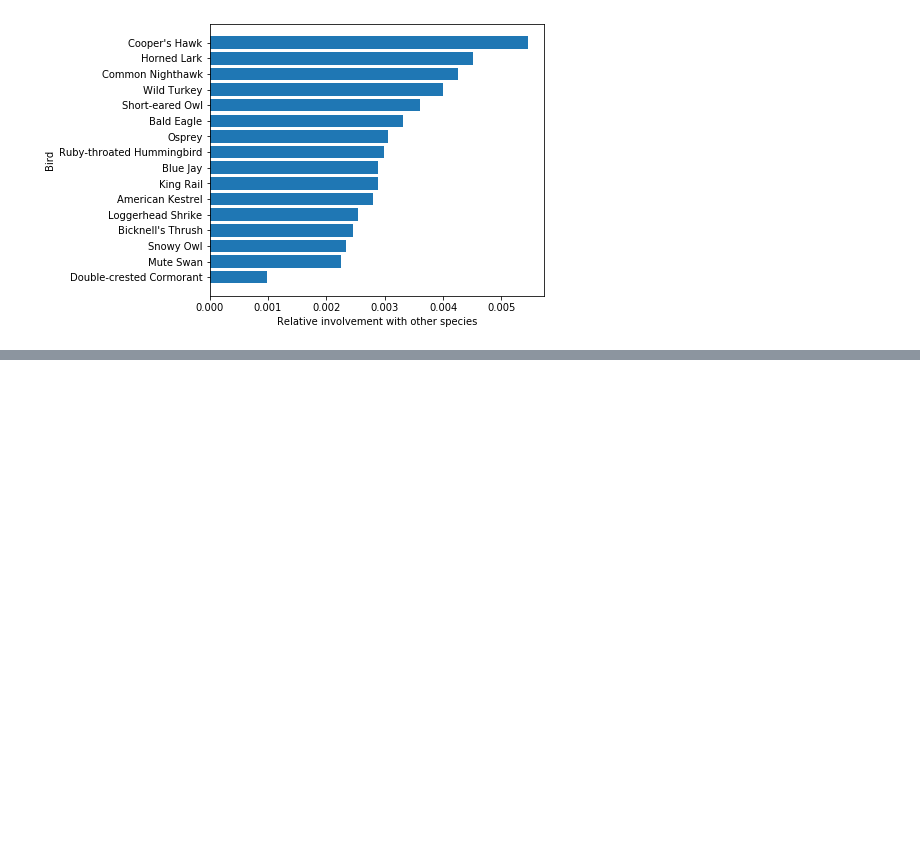
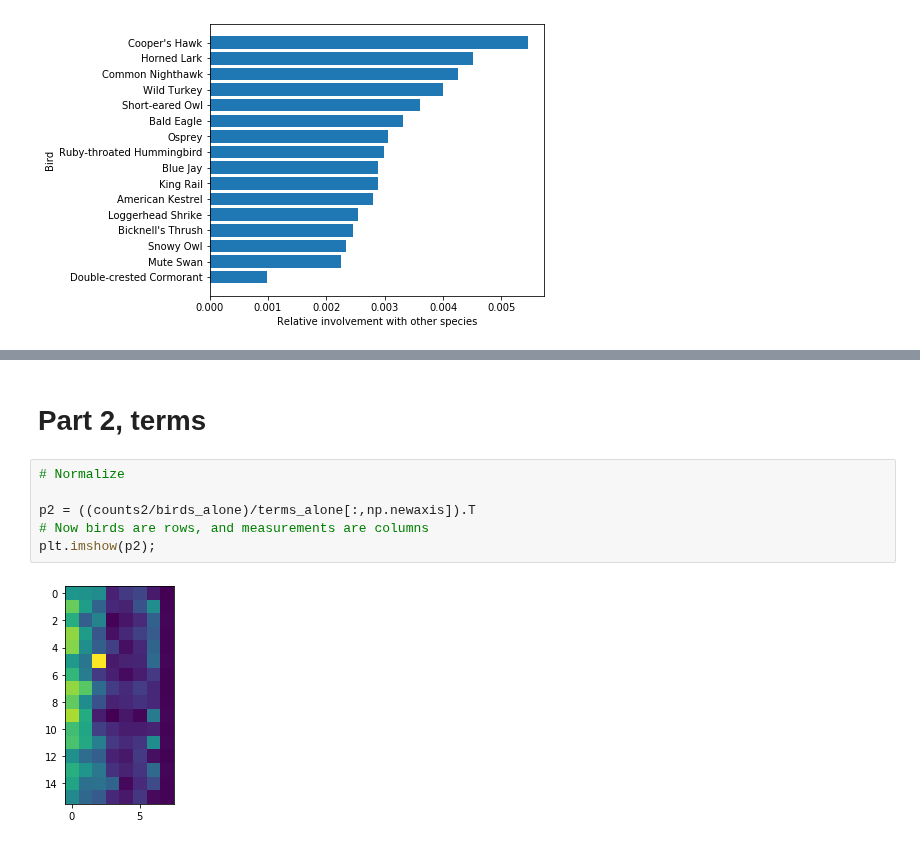
Before and after one commit to khakhalin/Sketches, a Jupyter notebook: sproj_liam/birds_literature.ipynb, the cells around one changed output, grey strips where cells are left out. Cells and saved outputs as stored; diff of their text form; blank space fills up the shorter version.

```diff
--- a/sproj_liam/birds_literature.ipynb
+++ b/sproj_liam/birds_literature.ipynb
@@ -116,0 +133,10 @@ plt.ylabel('Bird');
+# %% [markdown]
+# Part 2, terms
+# %%
+# Normalize
+
+p2 = ((counts2/birds_alone)/terms_alone[:,np.newaxis]).T
+# Now birds are rows, and measurements are columns
+plt.imshow(p2);
+# %% [output]
+[figure, added]
```
Also changed, not shown: parts of 3 cells of this notebook.
